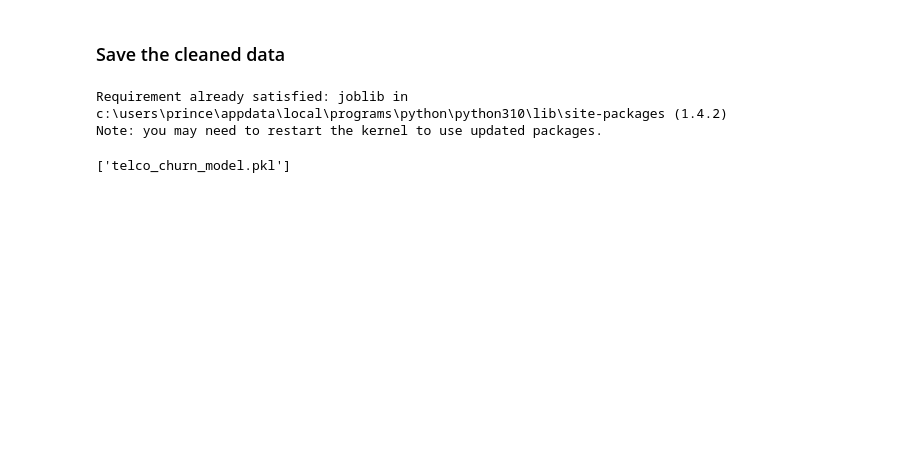
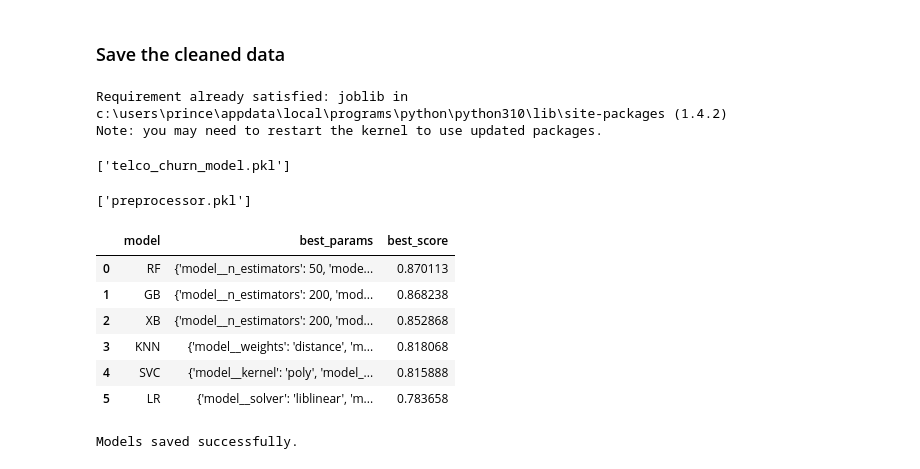
Before and after one commit to Tiga257/EDA_Project_2_Azubi_Classification, a Jupyter notebook: EDA_Telco_Churn_Classification Project_Prince Okyere Boadu.ipynb, the cells around one changed output. Drawn from its saved outputs; the diff is of its cells as text; code cells hidden in the pictures; blank space fills up the shorter version.

```diff
--- a/EDA_Telco_Churn_Classification Project_Prince Okyere Boadu.ipynb
+++ b/EDA_Telco_Churn_Classification Project_Prince Okyere Boadu.ipynb
@@ -2679,3 +2679,54 @@ import joblib
 joblib.dump(best_models1, 'telco_churn_model.pkl')
 # %% [output]
 ['telco_churn_model.pkl']
+# %%
+# Save the preprocessor
+joblib.dump(preprocessor, 'preprocessor.pkl')
+# %% [output]
+['preprocessor.pkl']
+# %%
+# Save each of the models out of best_models1 dict
+results_table1
+# %% [output]
+|  | model | best_params | best_score |
+| 0 | RF | {'model__n_estimators': 50, 'mode... | 0.870113 |
+| 1 | GB | {'model__n_estimators': 200, 'mod... | 0.868238 |
+| 2 | XB | {'model__n_estimators': 200, 'mod... | 0.852868 |
+| 3 | KNN | {'model__weights': 'distance', 'm... | 0.818068 |
+| 4 | SVC | {'model__kernel': 'poly', 'model_... | 0.815888 |
+| 5 | LR | {'model__solver': 'liblinear', 'm... | 0.783658 |
+# %%
+# Dictionary to hold the model instances
+model_instances = {}
+
+# Create and fit each model based on the Best parameters
+for index, row in results_table1.iterrows():
+    model_name = row['model']
+    best_params = row['best_params']
+
+# Renove prefixes from parameter names if they exist
+clean_params= {k.split('_')[-1]: v for k, v in best_params.items()}
+
+# Instantiate the model based on its name
+if model_name == 'RF':
+    model= RandomForestClassifier(**clean_params)
+elif model_name == 'GB':
+    model= GradientBoostingClassifier(**clean_params)
+elif model_name == 'XB':
+    model= XGBClassifier(**clean_params)
+elif model_name == 'SVC':
+    model= SVC(**clean_params)
+elif model_name == 'KNNT':
+    model= KNeighborsClassifier(**clean_params)
+elif model_name == 'LR':
+    model= LogisticRegression(**clean_params)
+
+# Store the fitted model in the dictionary
+model_instances[model_name]= model
+
+# Save the model as a pickle file
+joblib.dump(model, f'{model_name}_model.pkl')
+
+print("Models saved successfully.")
+# %% [output]
+Models saved successfully.
```
Also changed, not shown: parts of 9 cells of this notebook, 3 other files.
